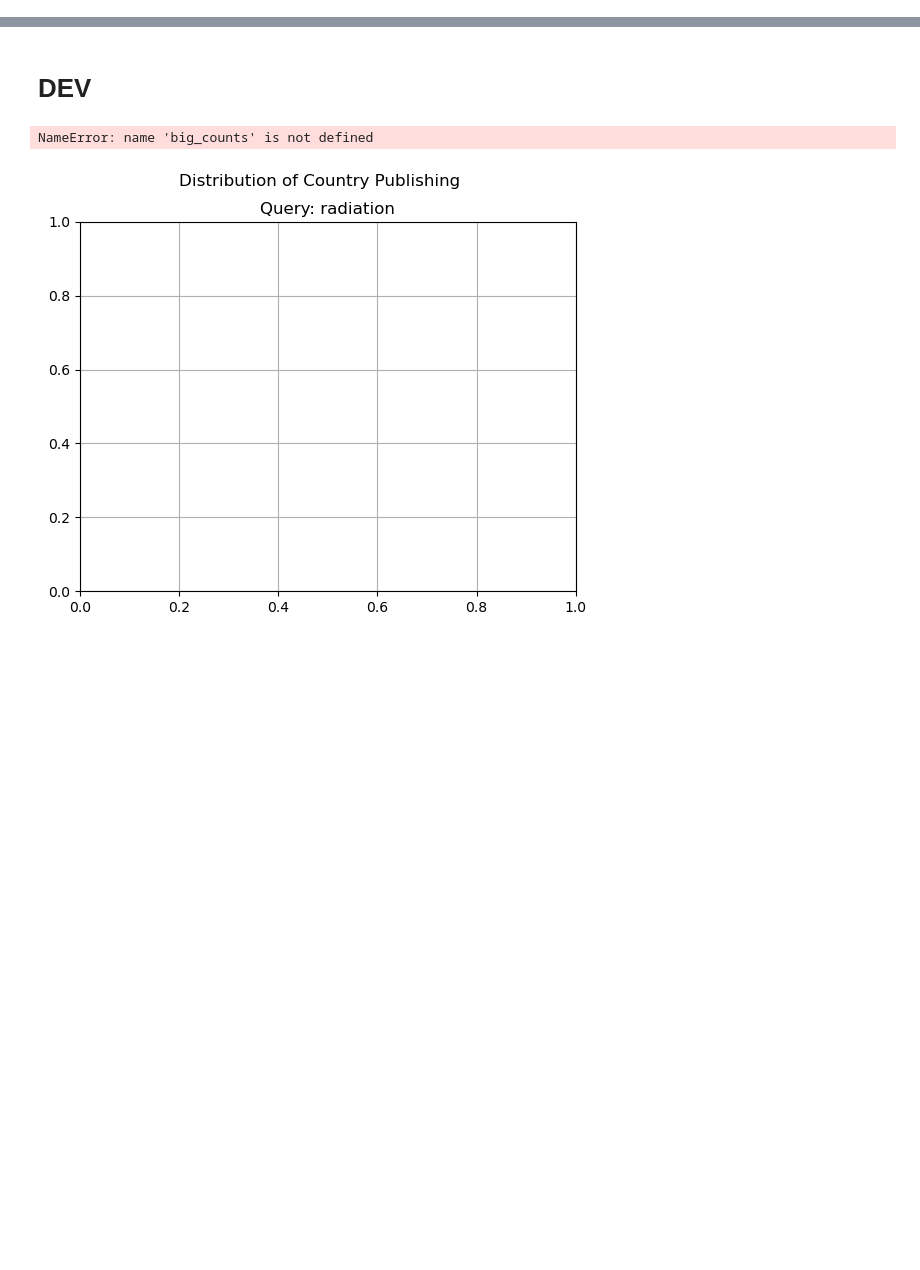
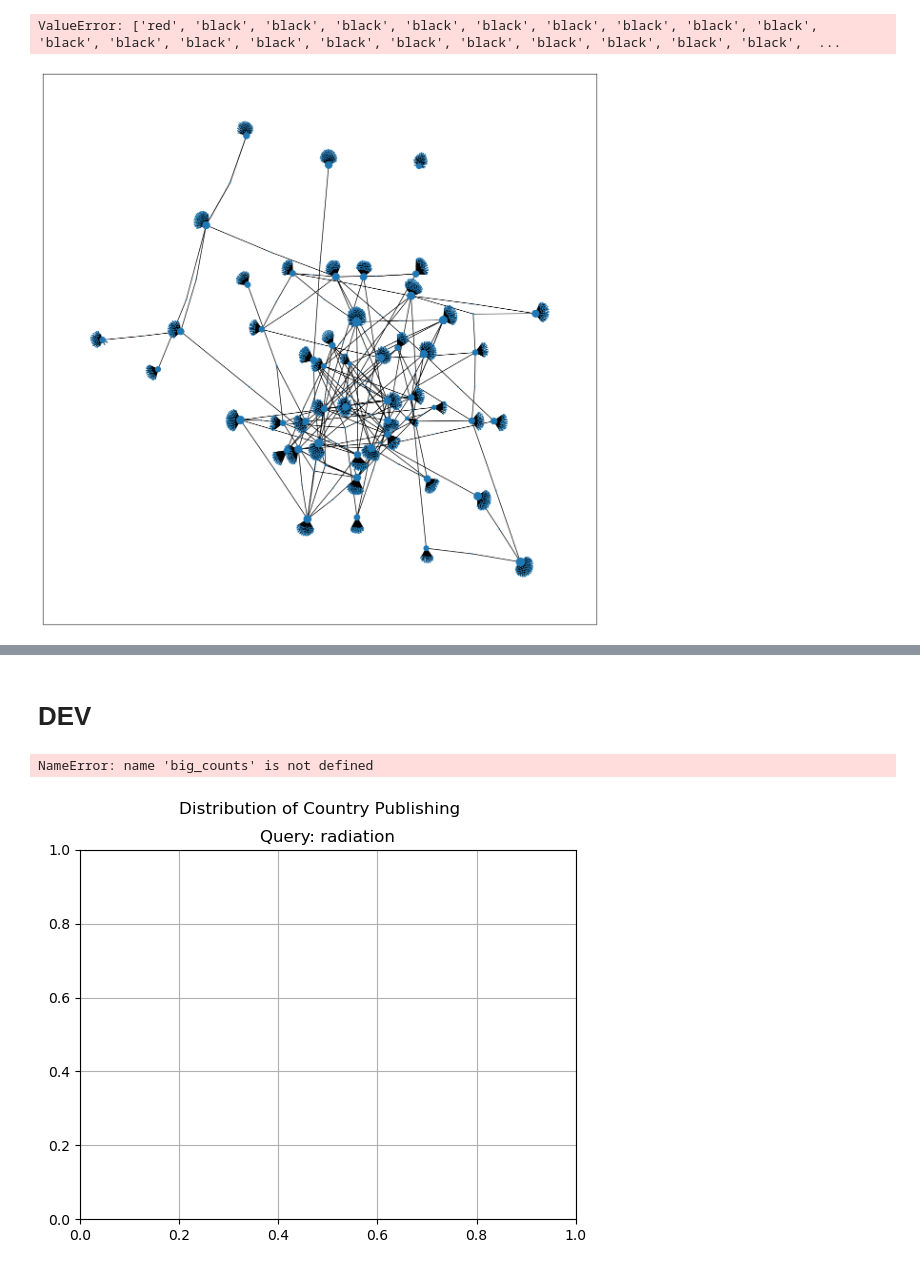
Before and after one commit to kkakdugee/x-force, a Jupyter notebook: code/Development/eda-graphing.ipynb, the cells around one changed output, grey strips where cells are left out. Drawn from its saved outputs; the diff is of its cells as text; code cells hidden in the pictures; blank space fills up the shorter version.

```diff
--- a/code/Development/eda-graphing.ipynb
+++ b/code/Development/eda-graphing.ipynb
@@ -419,0 +545,16 @@ Name: published, Length: 6166, dtype: object
+# %%
+import networkx as nx
+import matplotlib.pyplot as plt
+
+G = nx.Graph()
+G.add_edges_from(pairs)
+d = dict(G.degree)
+
+show_labels = {node: True if degree >= 75 else False for node, degree in d.items()}
+plt.figure(figsize=(15,15))
+nx.draw_networkx(G, nodelist=d.keys(), node_size=[v for v in d.values()], with_labels=False)
+nx.draw_networkx_labels(G, pos=nx.spring_layout(G), labels=node_labels, font_color=label_colors)
+plt.show()
+# %% [output]
+ValueError: ['red', 'black', 'black', 'black', 'black', 'black', 'black', 'black', 'black', 'black', 'black', 'black', 'black', 'black', 'black', 'black', 'black', 'black', 'black', 'black', 'black',  ...
+[figure, added]
```
Also changed, not shown: parts of 16 cells of this notebook, 13 other files.
